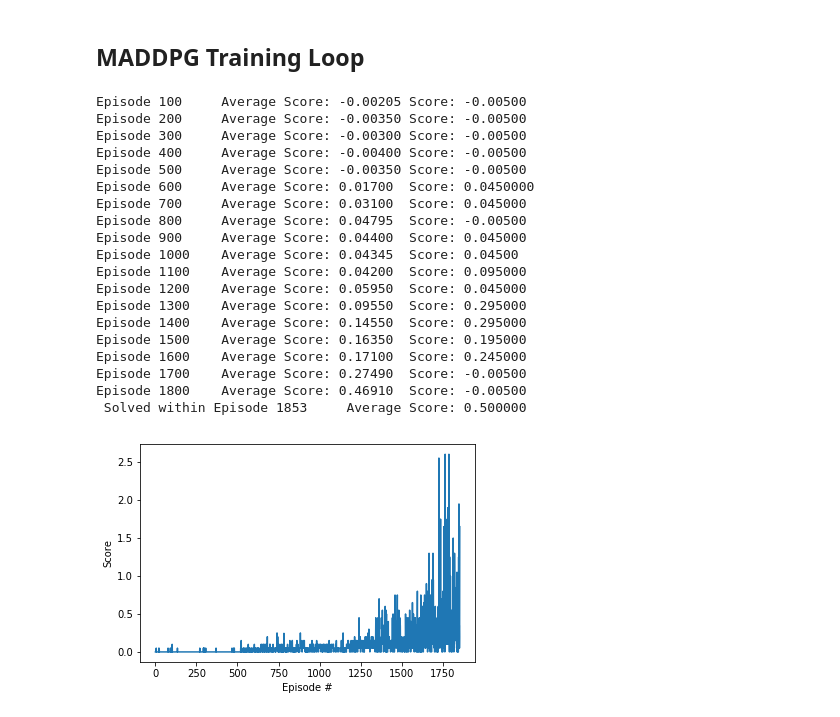
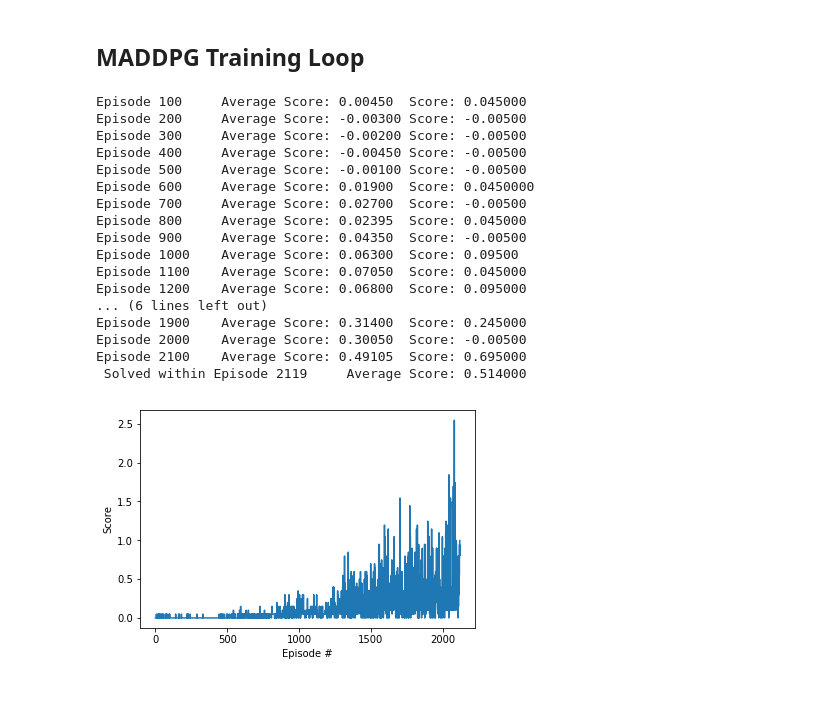
Before and after one commit to stanwinata/maddpg_tennis, a Jupyter notebook: Tennis.ipynb, the cells around one changed output. Saved outputs shown, nothing was run; the diff lists cells and outputs as text; code cells hidden in the pictures.

Commit message:
Updated training with moving average plots

```diff
--- a/Tennis.ipynb
+++ b/Tennis.ipynb
@@ -267,14 +267,17 @@ class OUNoise:
 # %%
 BUFFER_SIZE = int(1e6)  # replay buffer size
 BATCH_SIZE = 256         # minibatch size
-GAMMA = 0.995            # discount factor
+GAMMA = 0.99            # discount factor
 TAU = 1e-3              # for soft update of target parameters
 LR_ACTOR = 1e-3         # learning rate of the actor
-LR_CRITIC = 1e-3        # learning rate of the critic
+LR_CRITIC = 1e-4        # learning rate of the critic
 WEIGHT_DECAY = 0.0      # L2 weight decay
 
-N_LEARN_UPDATES = 2     # number of learning updates
-N_TIME_STEPS = 4       # every n time step do update
+N_LEARN_UPDATES = 10     # number of learning updates
+N_TIME_STEPS = 20       # every n time step do update
+
+EPSILON_MIN = 0.01
+EPSILON_MAX_STEPS = 1e6
 
 class AgentNetwork():
     """ Class to store networks for each agents"""
@@ -291,6 +294,8 @@ class AgentNetwork():
         self.actor_local = Actor(state_size, action_size, random_seed).to(device)
         self.actor_target = Actor(state_size, action_size, random_seed).to(device)
         self.actor_optimizer = optim.Adam(self.actor_local.parameters(), lr=LR_ACTOR)
+        self.epsilon = 1
+        self.epsilon_decay = (self.epsilon-EPSILON_MIN)/(EPSILON_MAX_STEPS)
 
         # Critic Network (w/ Target Network)
         self.critic_local = Critic(n_agents, state_size, action_size, random_seed).to(device)
@@ -327,6 +332,7 @@ class MultiAgent():
         if len(memory) > BATCH_SIZE:
             for agent_id in range(self.n_agents):
                 for i in range(N_LEARN_UPDATES):
+                    self.agent_nets[agent_id].epsilon -= self.agent_nets[agent_id].epsilon_decay
                     experiences = memory.sample()
                     self.learn(agent_id, experiences, GAMMA)
 
@@ -334,16 +340,18 @@ class MultiAgent():
         """Returns actions for given state as per current policy."""
         state = torch.from_numpy(state).float().to(device)
         self.agent_nets[idx].actor_local.eval()
+        if(self.agent_nets[idx].epsilon < EPSILON_MIN):
+            self.agent_nets[idx].epsilon = EPSILON_MIN
         with torch.no_grad():
             action = self.agent_nets[idx].actor_local(state).cpu().data.numpy()
         self.agent_nets[idx].actor_local.train()
         if add_noise:
-            action += self.agent_nets[idx].noise.sample()
+            action += self.agent_nets[idx].epsilon * self.agent_nets[idx].noise.sample()
         return np.clip(action,-1,1)
 
     def reset(self):
         for agent_net in self.agent_nets:
-            agent_net.noise.reset()
+                agent_net.noise.reset()
 
     def learn(self, idx, experiences, gamma):
         """Update policy and value parameters using given batch of experience tuples.
@@ -428,6 +436,7 @@ class MultiAgent():
 def maddpg(n_episodes=10000, max_t=1000):
     scores_deque = deque(maxlen=100)
     scores = []
+    moving_average = []
     agents = MultiAgent(num_agents, state_size, action_size)
     multi_memory = ReplayBuffer(BUFFER_SIZE, BATCH_SIZE, seed=0)
     for i_episode in range(1, n_episodes+1):
@@ -452,53 +461,53 @@ def maddpg(n_episodes=10000, max_t=1000):
             for agent_id in range(num_agents):
                 agents.step(agent_id, t, multi_memory)
             states = next_states
             score += rewards
             if any(dones):
                 break
         avg_score = np.mean(score)
         scores_deque.append(avg_score)
         scores.append(avg_score)
+        avg_deque_score = np.mean(scores_deque)
+        moving_average.append(avg_deque_score)
         print('\rEpisode {}\tAverage Score: {:.5f}\tScore: {:.5f}'.format(i_episode, np.mean(scores_deque), scores[-1]), end="")
         if i_episode % 100 == 0:
             for i, agent in enumerate(agents.agent_nets):
                 torch.save(agent.actor_local.state_dict(), "checkpoint_actor_"+str(i)+".pth")
                 torch.save(agent.critic_local.state_dict(), "checkpoint_critic_"+str(i)+".pth")
             print('\rEpisode {}\tAverage Score: {:.2f}'.format(i_episode, np.mean(scores_deque)))
-        if np.mean(scores_deque) > 0.5:
+        if avg_deque_score > 0.51:
             for i, agent in enumerate(agents.agent_nets):
                 torch.save(agent.actor_local.state_dict(), "checkpoint_actor_"+str(i)+".pth")
                 torch.save(agent.critic_local.state_dict(), "checkpoint_critic_"+str(i)+".pth")
             print('\r Solved within Episode {}\tAverage Score: {:.3f}'.format(i_episode, np.mean(scores_deque)))
             break
 
-    return scores
+    return scores, moving_average
 
-scores = maddpg()
+scores, moving_average = maddpg()
 
 fig = plt.figure()
 ax = fig.add_subplot(111)
 plt.plot(np.arange(1, len(scores)+1), scores)
 plt.ylabel('Score')
 plt.xlabel('Episode #')
 plt.show()
 # %% [output]
-Episode 100     Average Score: -0.00205 Score: -0.00500
-Episode 200     Average Score: -0.00350 Score: -0.00500
-Episode 300     Average Score: -0.00300 Score: -0.00500
-Episode 400     Average Score: -0.00400 Score: -0.00500
-Episode 500     Average Score: -0.00350 Score: -0.00500
-Episode 600     Average Score: 0.01700  Score: 0.0450000
-Episode 700     Average Score: 0.03100  Score: 0.045000
-Episode 800     Average Score: 0.04795  Score: -0.00500
-Episode 900     Average Score: 0.04400  Score: 0.045000
-Episode 1000    Average Score: 0.04345  Score: 0.04500
-Episode 1100    Average Score: 0.04200  Score: 0.095000
-Episode 1200    Average Score: 0.05950  Score: 0.045000
-Episode 1300    Average Score: 0.09550  Score: 0.295000
-Episode 1400    Average Score: 0.14550  Score: 0.295000
-Episode 1500    Average Score: 0.16350  Score: 0.195000
-Episode 1600    Average Score: 0.17100  Score: 0.245000
-Episode 1700    Average Score: 0.27490  Score: -0.00500
-Episode 1800    Average Score: 0.46910  Score: -0.00500
- Solved within Episode 1853     Average Score: 0.500000
+Episode 100     Average Score: 0.00450  Score: 0.045000
+Episode 200     Average Score: -0.00300 Score: -0.00500
+Episode 300     Average Score: -0.00200 Score: -0.00500
+Episode 400     Average Score: -0.00450 Score: -0.00500
+Episode 500     Average Score: -0.00100 Score: -0.00500
+Episode 600     Average Score: 0.01900  Score: 0.0450000
+Episode 700     Average Score: 0.02700  Score: -0.00500
+Episode 800     Average Score: 0.02395  Score: 0.045000
+Episode 900     Average Score: 0.04350  Score: -0.00500
+Episode 1000    Average Score: 0.06300  Score: 0.09500
+Episode 1100    Average Score: 0.07050  Score: 0.045000
+Episode 1200    Average Score: 0.06800  Score: 0.095000
+... (6 lines left out)
+Episode 1900    Average Score: 0.31400  Score: 0.245000
+Episode 2000    Average Score: 0.30050  Score: -0.00500
+Episode 2100    Average Score: 0.49105  Score: 0.695000
+ Solved within Episode 2119     Average Score: 0.514000
-[figure, old version]
+[figure, new version]
```
Also changed, not shown: parts of 2 cells of this notebook, 9 other files.
